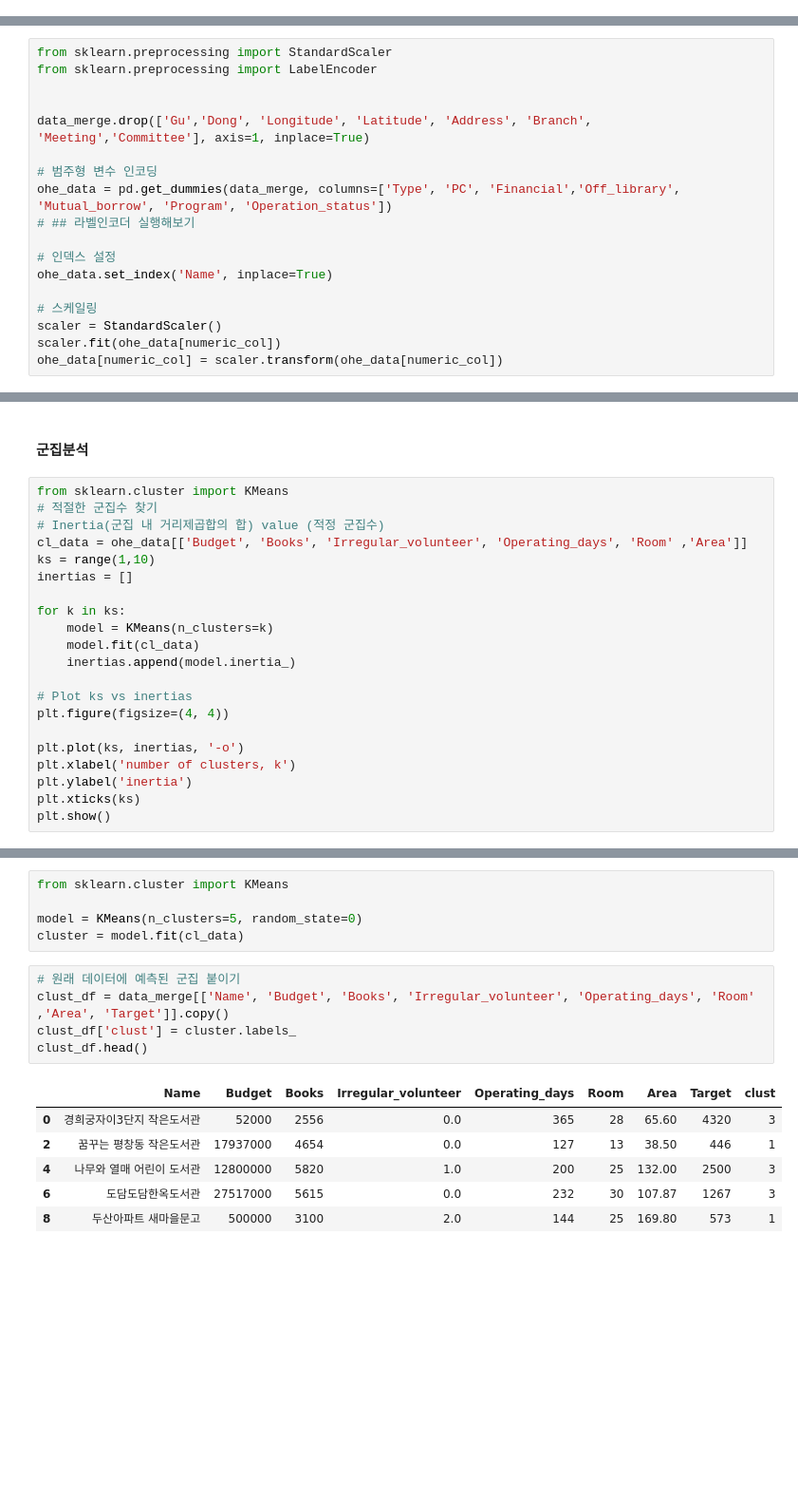
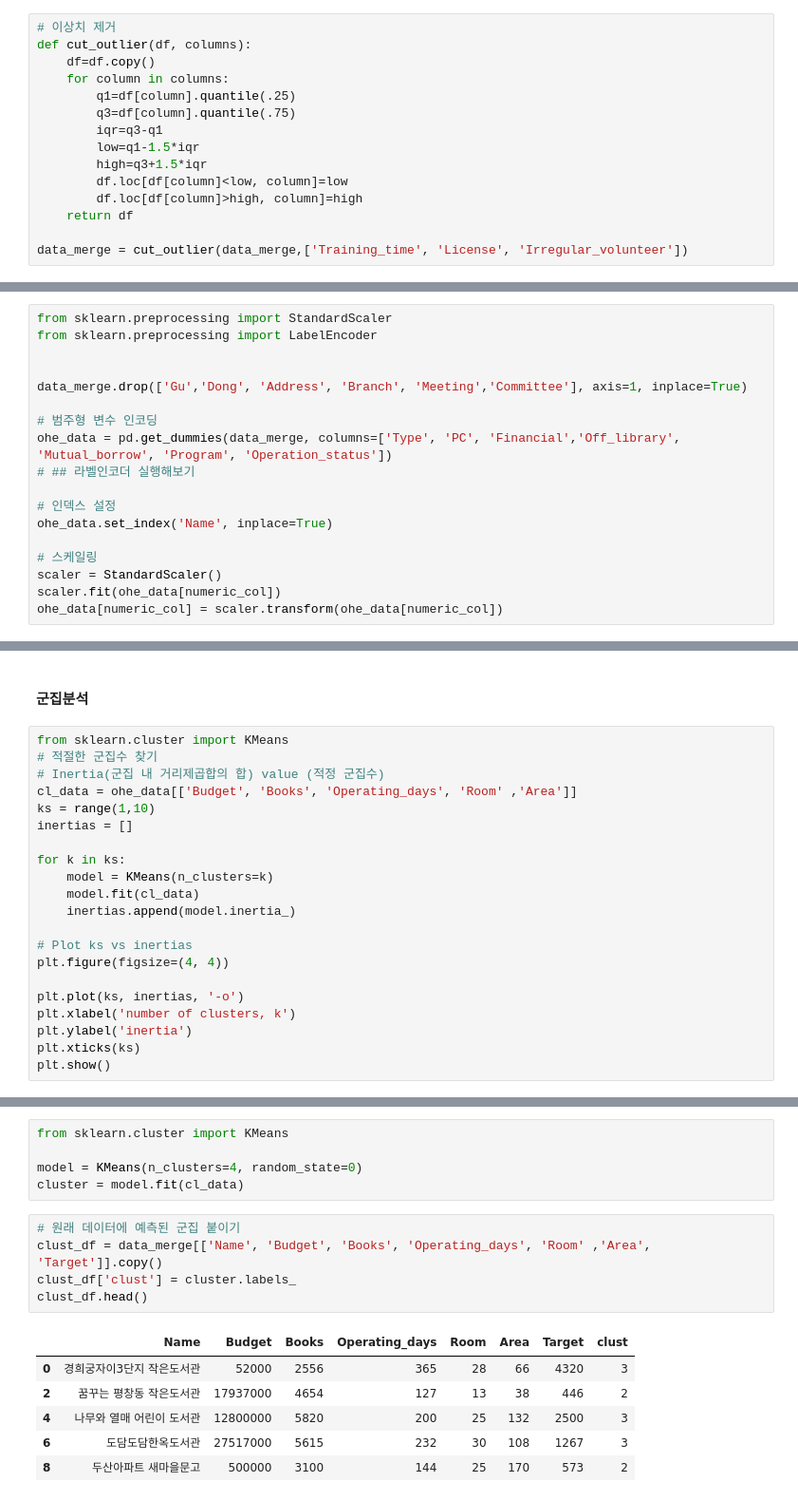
Before and after one commit to dev-gw/SSL_analysis, a Jupyter notebook: Library_DS.ipynb, the cells around one changed output, grey strips where cells are left out. Shown at 95% size. Drawn from its saved outputs; the diff is of its cells as text; blank space fills up the shorter version.

```diff
--- a/Library_DS.ipynb
+++ b/Library_DS.ipynb
@@ -183,3 +175,18 @@ Index([               'Name',              'Branch',                'Type',
+# %%
+# 이상치 제거
+def cut_outlier(df, columns):
+    df=df.copy()
+    for column in columns:
+        q1=df[column].quantile(.25)
+        q3=df[column].quantile(.75)
+        iqr=q3-q1
+        low=q1-1.5*iqr
+        high=q3+1.5*iqr
+        df.loc[df[column]<low, column]=low
+        df.loc[df[column]>high, column]=high
+    return df
+
+data_merge = cut_outlier(data_merge,['Training_time', 'License', 'Irregular_volunteer'])
 # %% [markdown]
 #### Forium 시각화
 # %%
@@ -218,7 +225,7 @@ from sklearn.preprocessing import StandardScaler
 from sklearn.preprocessing import LabelEncoder
 
 
-data_merge.drop(['Gu','Dong', 'Longitude', 'Latitude', 'Address', 'Branch', 'Meeting','Committee'], axis=1, inplace=True)
+data_merge.drop(['Gu','Dong', 'Address', 'Branch', 'Meeting','Committee'], axis=1, inplace=True)
 
 # 범주형 변수 인코딩
 ohe_data = pd.get_dummies(data_merge, columns=['Type', 'PC', 'Financial','Off_library', 'Mutual_borrow', 'Program', 'Operation_status'])
@@ -334,7 +339,7 @@ shap.summary_plot(shap_values, X_train, plot_type='bar')
 from sklearn.cluster import KMeans
 # 적절한 군집수 찾기
 # Inertia(군집 내 거리제곱합의 합) value (적정 군집수)
-cl_data = ohe_data[['Budget', 'Books', 'Irregular_volunteer', 'Operating_days', 'Room' ,'Area']]
+cl_data = ohe_data[['Budget', 'Books', 'Operating_days', 'Room' ,'Area']]
 ks = range(1,10)
 inertias = []
 
@@ -356,17 +361,17 @@ plt.show()
 # %%
 from sklearn.cluster import KMeans
 
-model = KMeans(n_clusters=5, random_state=0)
+model = KMeans(n_clusters=4, random_state=0)
 cluster = model.fit(cl_data)
 # %%
 # 원래 데이터에 예측된 군집 붙이기
-clust_df = data_merge[['Name', 'Budget', 'Books', 'Irregular_volunteer', 'Operating_days', 'Room' ,'Area', 'Target']].copy()
+clust_df = data_merge[['Name', 'Budget', 'Books', 'Operating_days', 'Room' ,'Area', 'Target']].copy()
 clust_df['clust'] = cluster.labels_
 clust_df.head()
 # %% [output]
-|  | Name | Budget | Books | Irregular_volunteer | Operating_days | Room | Area | Target | clust |
-| 0 | 경희궁자이3단지 작은도서관 | 52000 | 2556 | 0.0 | 365 | 28 | 65.60 | 4320 | 3 |
-| 2 | 꿈꾸는 평창동 작은도서관 | 17937000 | 4654 | 0.0 | 127 | 13 | 38.50 | 446 | 1 |
-| 4 | 나무와 열매 어린이 도서관 | 12800000 | 5820 | 1.0 | 200 | 25 | 132.00 | 2500 | 3 |
-| 6 | 도담도담한옥도서관 | 27517000 | 5615 | 0.0 | 232 | 30 | 107.87 | 1267 | 3 |
-| 8 | 두산아파트 새마을문고 | 500000 | 3100 | 2.0 | 144 | 25 | 169.80 | 573 | 1 |
+|  | Name | Budget | Books | Operating_days | Room | Area | Target | clust |
+| 0 | 경희궁자이3단지 작은도서관 | 52000 | 2556 | 365 | 28 | 66 | 4320 | 3 |
+| 2 | 꿈꾸는 평창동 작은도서관 | 17937000 | 4654 | 127 | 13 | 38 | 446 | 2 |
+| 4 | 나무와 열매 어린이 도서관 | 12800000 | 5820 | 200 | 25 | 132 | 2500 | 3 |
+| 6 | 도담도담한옥도서관 | 27517000 | 5615 | 232 | 30 | 108 | 1267 | 3 |
+| 8 | 두산아파트 새마을문고 | 500000 | 3100 | 144 | 25 | 170 | 573 | 2 |
```
Also changed, not shown: parts of 16 cells of this notebook.
